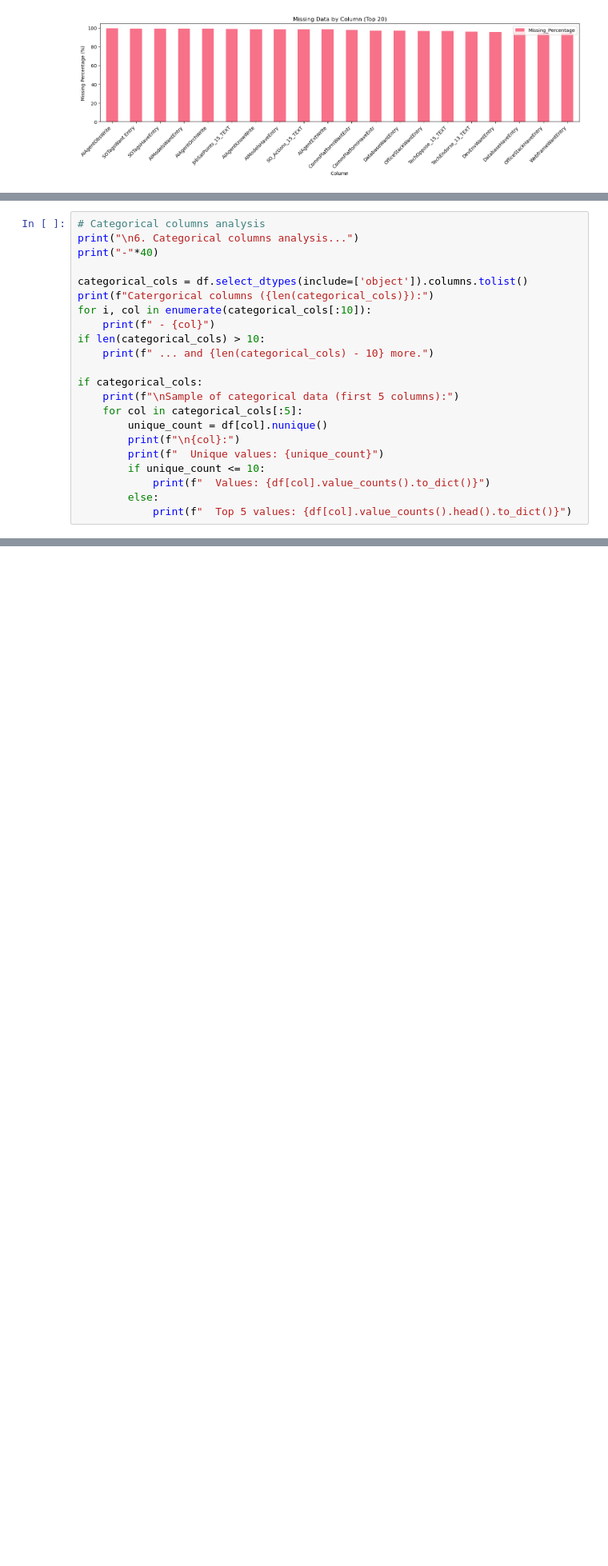
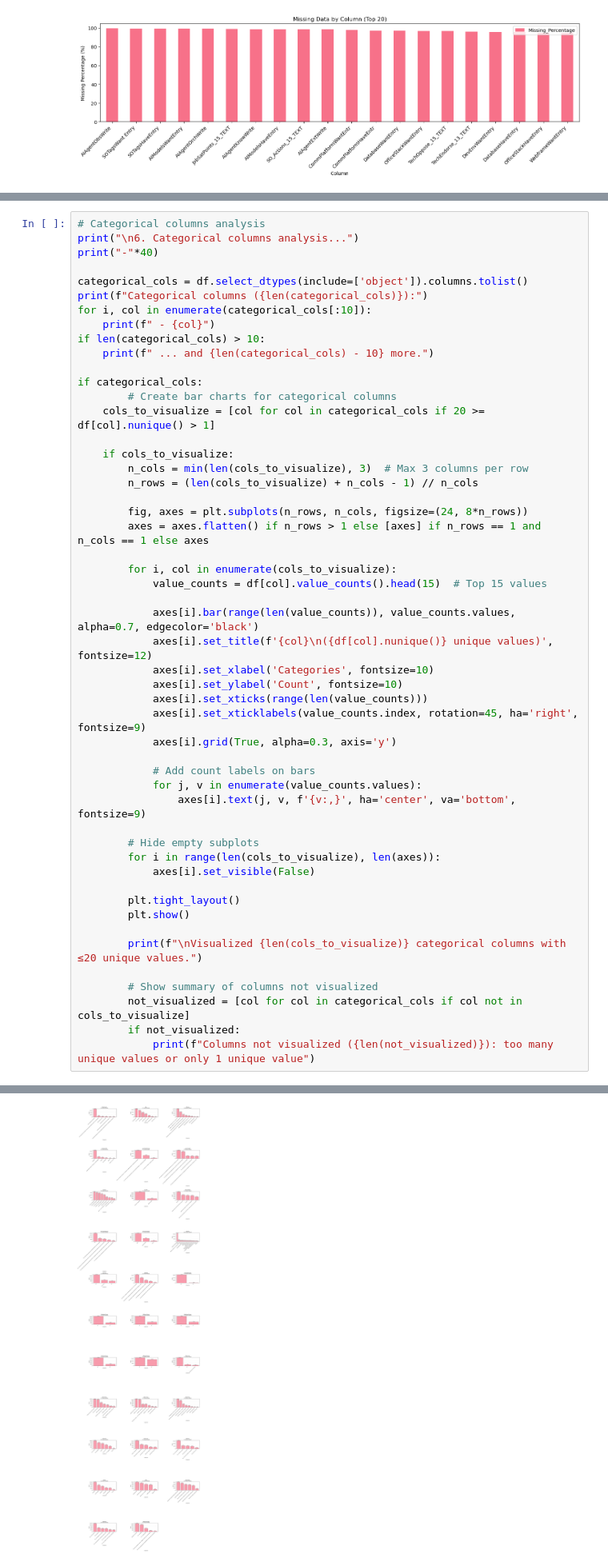
Before and after one commit to dmarcano11/udacity-dsnd-project-1, a Jupyter notebook: notebooks/01_exploratory_data_analysis.ipynb, the cells around one changed output, grey strips where cells are left out. Shown at 80% size. Drawn from its saved outputs; the diff is of its cells as text; blank space fills up the shorter version.

```diff
--- a/notebooks/01_exploratory_data_analysis.ipynb
+++ b/notebooks/01_exploratory_data_analysis.ipynb
@@ -162,20 +194,49 @@ print("\n6. Categorical columns analysis...")
 print("-"*40)
 
 categorical_cols = df.select_dtypes(include=['object']).columns.tolist()
-print(f"Catergorical columns ({len(categorical_cols)}):")
+print(f"Categorical columns ({len(categorical_cols)}):")
 for i, col in enumerate(categorical_cols[:10]):
     print(f" - {col}")
 if len(categorical_cols) > 10:
     print(f" ... and {len(categorical_cols) - 10} more.")
 
 if categorical_cols:
-    print(f"\nSample of categorical data (first 5 columns):")
-    for col in categorical_cols[:5]:
-        unique_count = df[col].nunique()
-        print(f"\n{col}:")
-        print(f"  Unique values: {unique_count}")
-        if unique_count <= 10:
-            print(f"  Values: {df[col].value_counts().to_dict()}")
-        else:
-            print(f"  Top 5 values: {df[col].value_counts().head().to_dict()}")
+        # Create bar charts for categorical columns
+    cols_to_visualize = [col for col in categorical_cols if 20 >= df[col].nunique() > 1]
+
+    if cols_to_visualize:
+        n_cols = min(len(cols_to_visualize), 3)  # Max 3 columns per row
+        n_rows = (len(cols_to_visualize) + n_cols - 1) // n_cols
+
+        fig, axes = plt.subplots(n_rows, n_cols, figsize=(24, 8*n_rows))
+        axes = axes.flatten() if n_rows > 1 else [axes] if n_rows == 1 and n_cols == 1 else axes
+
+        for i, col in enumerate(cols_to_visualize):
+            value_counts = df[col].value_counts().head(15)  # Top 15 values
+
+            axes[i].bar(range(len(value_counts)), value_counts.values, alpha=0.7, edgecolor='black')
+            axes[i].set_title(f'{col}\n({df[col].nunique()} unique values)', fontsize=12)
+            axes[i].set_xlabel('Categories', fontsize=10)
+            axes[i].set_ylabel('Count', fontsize=10)
+            axes[i].set_xticks(range(len(value_counts)))
+            axes[i].set_xticklabels(value_counts.index, rotation=45, ha='right', fontsize=9)
+            axes[i].grid(True, alpha=0.3, axis='y')
+
+            # Add count labels on bars
+            for j, v in enumerate(value_counts.values):
+                axes[i].text(j, v, f'{v:,}', ha='center', va='bottom', fontsize=9)
+
+        # Hide empty subplots
+        for i in range(len(cols_to_visualize), len(axes)):
+            axes[i].set_visible(False)
+
+        plt.tight_layout()
+        plt.show()
+
+        print(f"\nVisualized {len(cols_to_visualize)} categorical columns with ≤20 unique values.")
+
+        # Show summary of columns not visualized
+        not_visualized = [col for col in categorical_cols if col not in cols_to_visualize]
+        if not_visualized:
+            print(f"Columns not visualized ({len(not_visualized)}): too many unique values or only 1 unique value")
 # %% [output]
@@ -198,0 +257 @@ EmploymentAddl:
+[figure, added]
```
Also changed, not shown: parts of 4 cells of this notebook.
